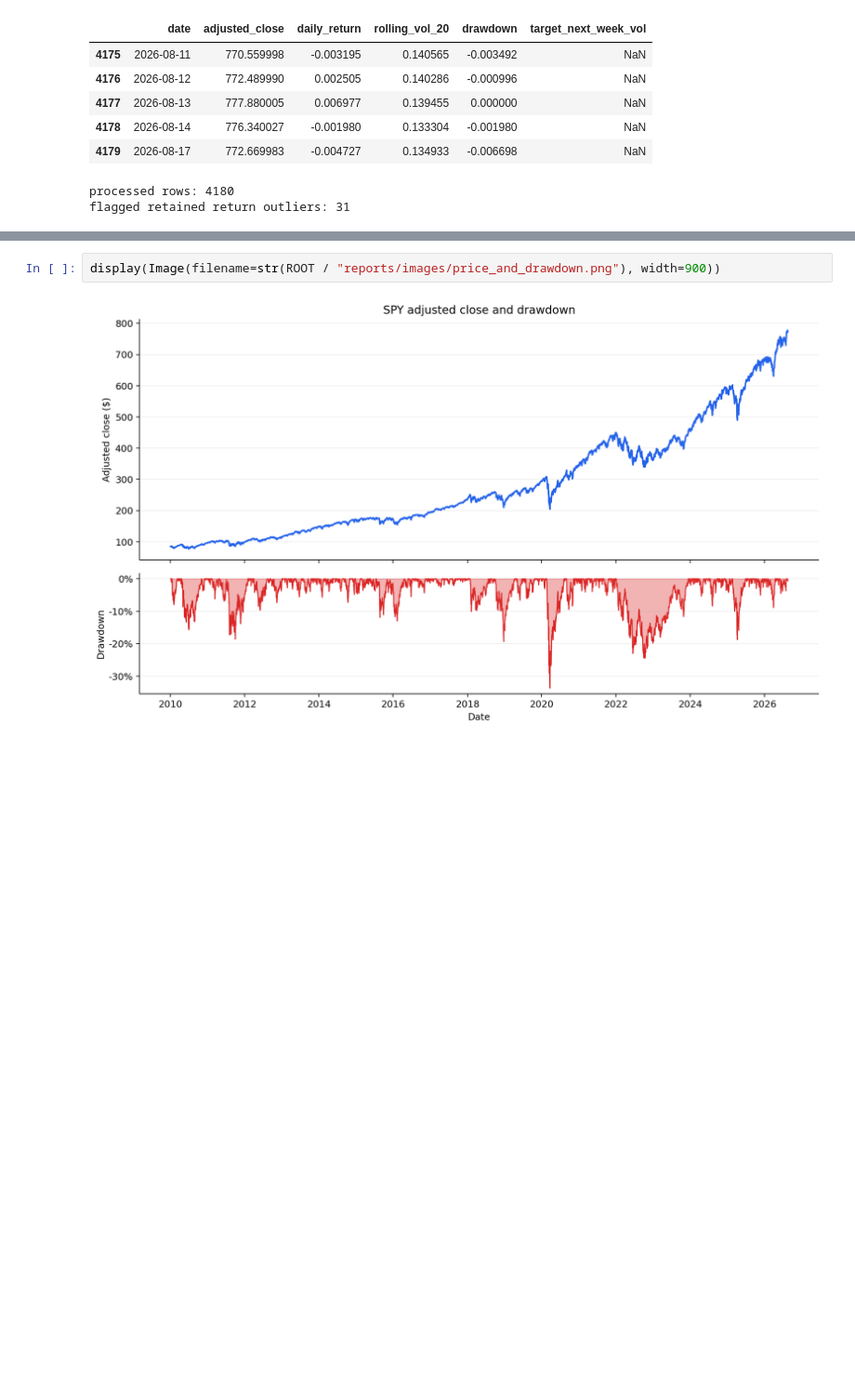
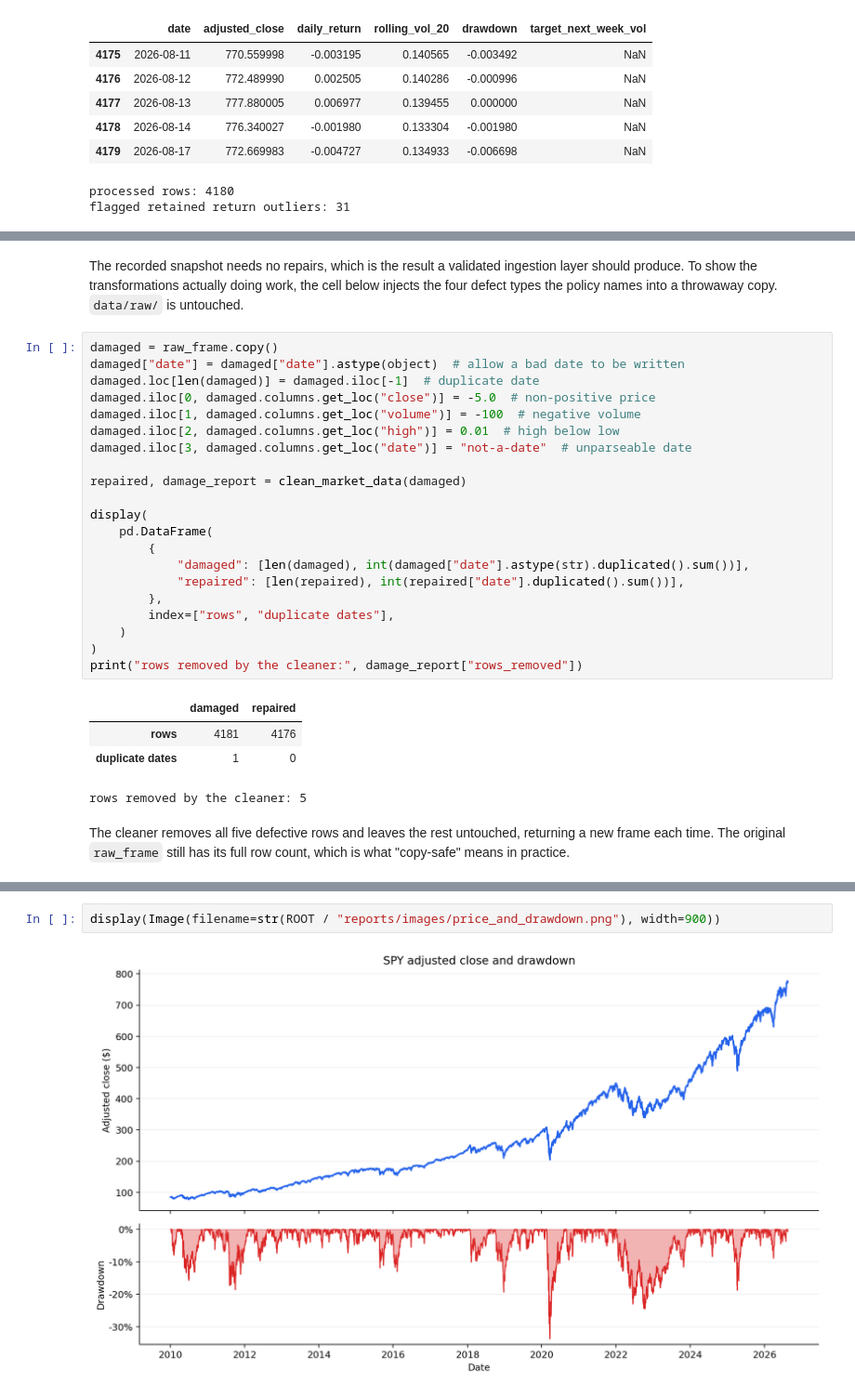
Before and after one commit to pdwi2020/bootcamp_paritosh_dwivedi, a Jupyter notebook: project/notebooks/project_pipeline.ipynb, the cells around one changed output, grey strips where cells are left out. Shown at 93% size. Cells and saved outputs as stored; diff of their text form; blank space fills up the shorter version.

```diff
--- a/project/notebooks/project_pipeline.ipynb
+++ b/project/notebooks/project_pipeline.ipynb
@@ -113,0 +212,30 @@ flagged retained return outliers: 31
+# %% [markdown]
+The recorded snapshot needs no repairs, which is the result a validated ingestion layer should produce. To show the transformations actually doing work, the cell below injects the four defect types the policy names into a throwaway copy. `data/raw/` is untouched.
+# %%
+damaged = raw_frame.copy()
+damaged["date"] = damaged["date"].astype(object)  # allow a bad date to be written
+damaged.loc[len(damaged)] = damaged.iloc[-1]  # duplicate date
+damaged.iloc[0, damaged.columns.get_loc("close")] = -5.0  # non-positive price
+damaged.iloc[1, damaged.columns.get_loc("volume")] = -100  # negative volume
+damaged.iloc[2, damaged.columns.get_loc("high")] = 0.01  # high below low
+damaged.iloc[3, damaged.columns.get_loc("date")] = "not-a-date"  # unparseable date
+
+repaired, damage_report = clean_market_data(damaged)
+
+display(
+    pd.DataFrame(
+        {
+            "damaged": [len(damaged), int(damaged["date"].astype(str).duplicated().sum())],
+            "repaired": [len(repaired), int(repaired["date"].duplicated().sum())],
+        },
+        index=["rows", "duplicate dates"],
+    )
+)
+print("rows removed by the cleaner:", damage_report["rows_removed"])
+# %% [output]
+|  | damaged | repaired |
+| rows | 4181 | 4176 |
+| duplicate dates | 1 | 0 |
+rows removed by the cleaner: 5
+# %% [markdown]
+The cleaner removes all five defective rows and leaves the rest untouched, returning a new frame each time. The original `raw_frame` still has its full row count, which is what "copy-safe" means in practice.
```
Also changed, not shown: parts of 15 cells of this notebook, 5 other files.
